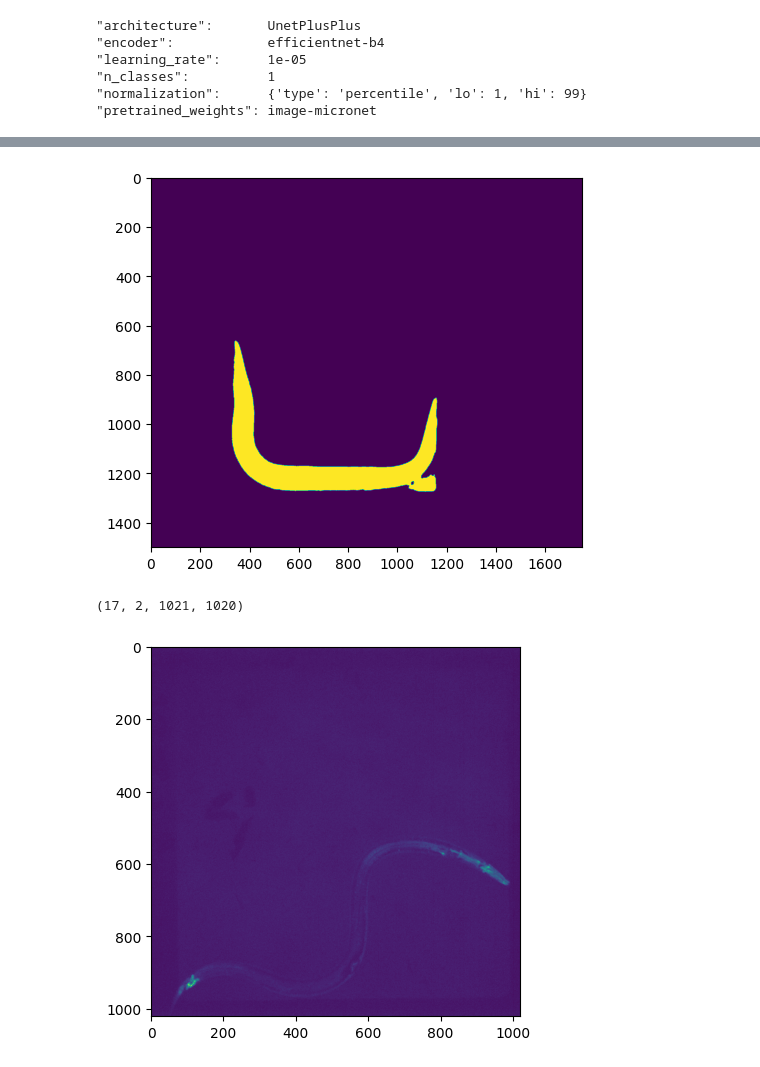
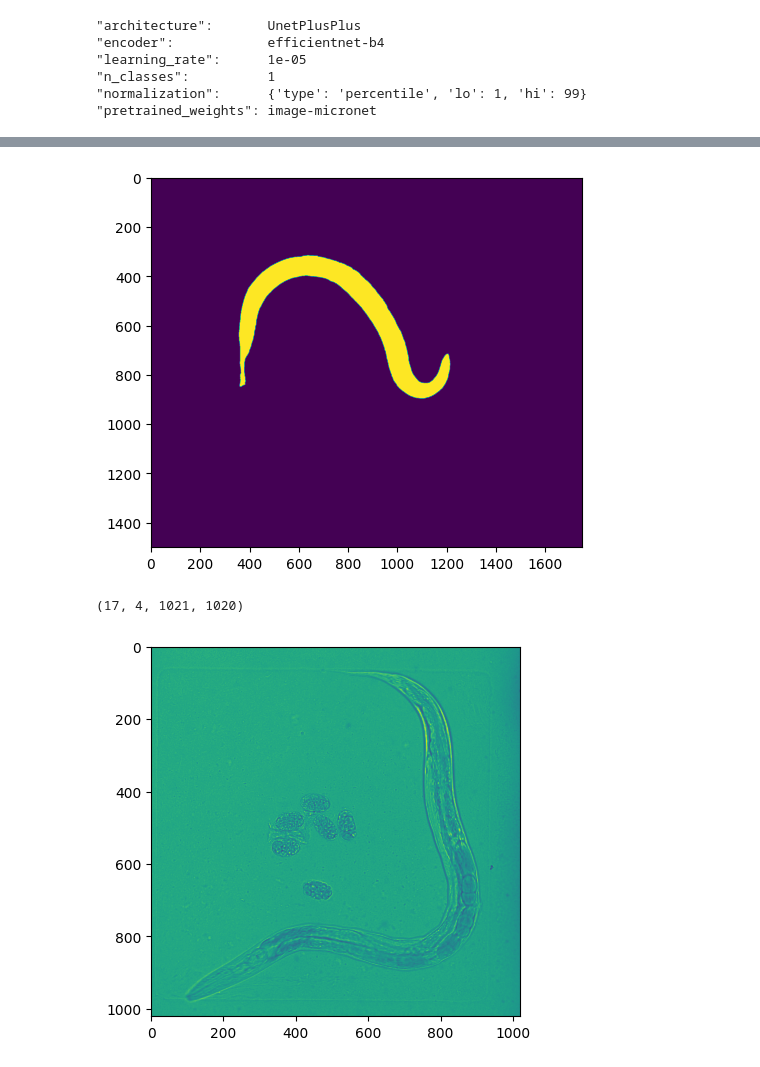
Before and after one commit to spsalmon/towbintools, a Jupyter notebook: towbintools/deep_learning/test_network.ipynb, the cells around one changed output, grey strips where cells are left out. Cells and saved outputs as stored; diff of their text form; code cells hidden in the pictures.

```diff
--- a/towbintools/deep_learning/test_network.ipynb
+++ b/towbintools/deep_learning/test_network.ipynb
@@ -156,7 +156,7 @@ class LightningUnetPlusPlus(pl.LightningModule):
 		optimizer = torch.optim.Adam(self.parameters(), lr=self.learning_rate)
 		return optimizer
 # %%
-test_idx = 1800
+test_idx = 1
 print(images[test_idx])
 
 test_img = skio.imread(images[test_idx])
@@ -181,6 +181,6 @@ plt.show()
 # %%
 # model_path = "/home/spsalmon/towbintools/towbintools/deep_learning/unet_lightning_test/unetplusplus_no_pretrain_tversky.ckpt"
-model_path = "/home/spsalmon/towbintools/towbintools/deep_learning/unet_lightning_test/best_pretrained_low_lr.ckpt"
+model_path = "/home/spsalmon/towbintools/towbintools/deep_learning/unet_confocal/epoch=102-step=16377.ckpt"
 checkpoint = torch.load(model_path, map_location=torch.device('cpu'))
 model = LightningPretrained.load_from_checkpoint(model_path, map_location=torch.device('cpu'))
 model.eval()
@@ -236,7 +236,7 @@ merged_pred = tiler.merge(pred_tiles)
 plt.imshow(merged_pred>0.5)
 plt.show()
 # %% [output]
-[figure, old version]
+[figure, new version]
 # %%
 from towbintools.foundation.zstack import find_best_plane
 from utils.dataset import TilesDatasetFly, TilesDataset
@@ -283,40 +283,38 @@ def deep_learning_segmentation(image, model, device, preprocessing_fn, tiler, ch
     batch = torch.stack(tiles)
     batch = batch.to(device)
 
     # predict
 
     prediction_tiles = []
     with torch.no_grad():
         prediction = model(batch)
 
     # assemble tiles into an image
     for pred_tile in prediction:
         pred_tile = pred_tile.cpu().numpy()
         pred_tile = np.moveaxis(pred_tile, 0, -1)
         prediction_tiles.append(pred_tile)
 
     pred = tiler.merge(prediction_tiles)
     mask = (pred > 0.5).astype(np.uint8)
 
     return mask
 
 
-img_dir = "/mnt/towbin.data/shared/ngerber/20230927_LIPSI_20x_348_297_20C_20230927_165930_303/pad3/raw_stacks/"
+img_dir = "/mnt/towbin.data/shared/ngerber/20230927_LIPSI_20x_348_297_20C_20230927_165930_303/pad2/raw_stacks/"
 images = sorted([os.path.join(img_dir, f) for f in os.listdir(img_dir)])
 
-idx = 3101
+idx = 11910
 test_img = image_handling.read_tiff_file(images[idx])
-index_best_plane, best_plane = find_best_plane(test_img, measure='normalized_variance', each_plane=False, channel=1)
+normal_test_img = test_img.copy()
 print(test_img.shape)
-test_img = test_img[2, 1]
+
 test_img = augmentation(image=test_img)['image']
 
+tiler = ImageSlicer(test_img.shape[2:], tile_size=(512, 512), tile_step=(256, 256), weight='pyramid')
 
-tiler = ImageSlicer(test_img.shape, tile_size=(512, 512), tile_step=(256, 256), weight='pyramid')
-tiles = tiler.split(test_img)
-
-plt.imshow(test_img)
+plt.imshow(test_img[7, 2, ...])
 plt.show()
 # %% [output]
-(17, 2, 1021, 1020)
+(17, 4, 1021, 1020)
-[figure, old version]
+[figure, new version]
```
Also changed, not shown: parts of 8 cells of this notebook, 5 other files.
